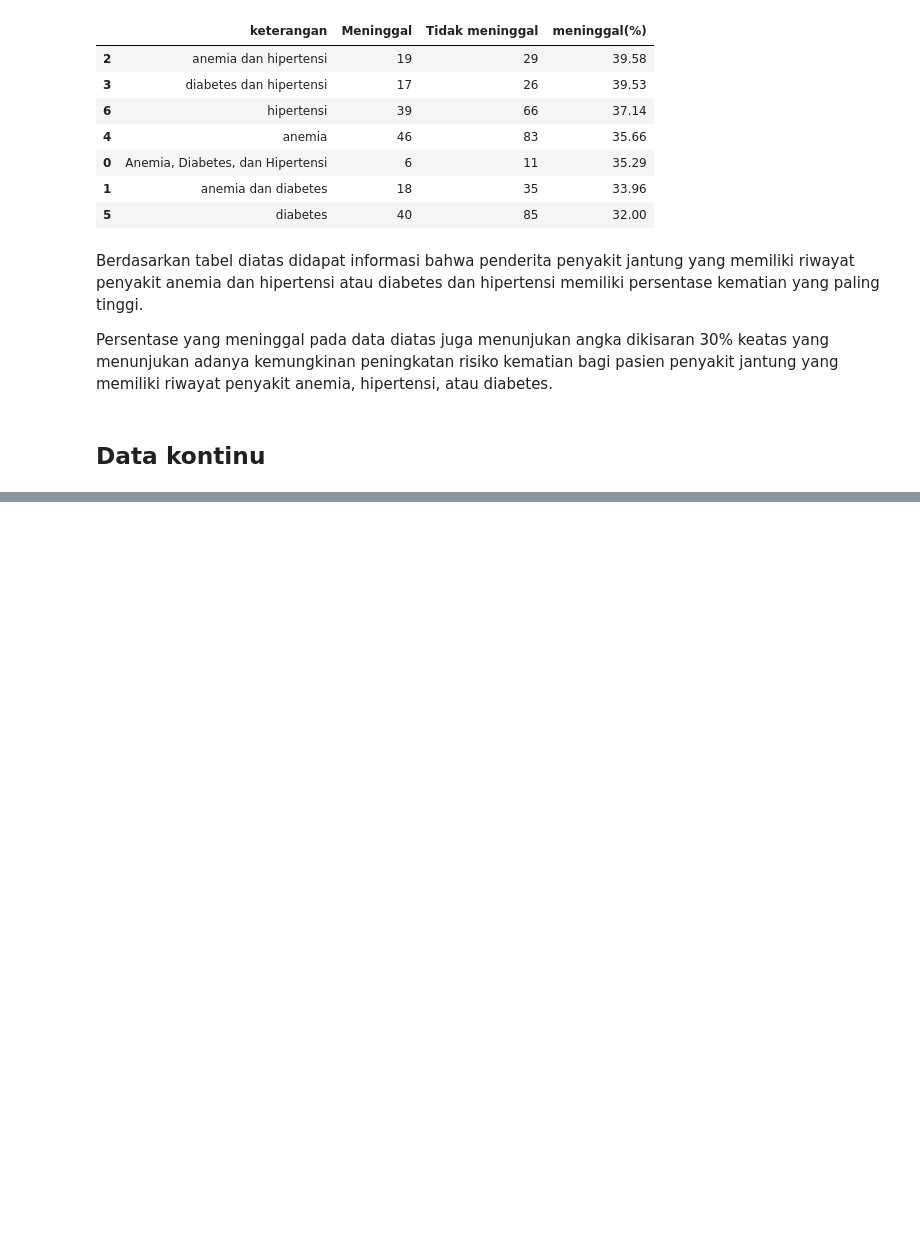
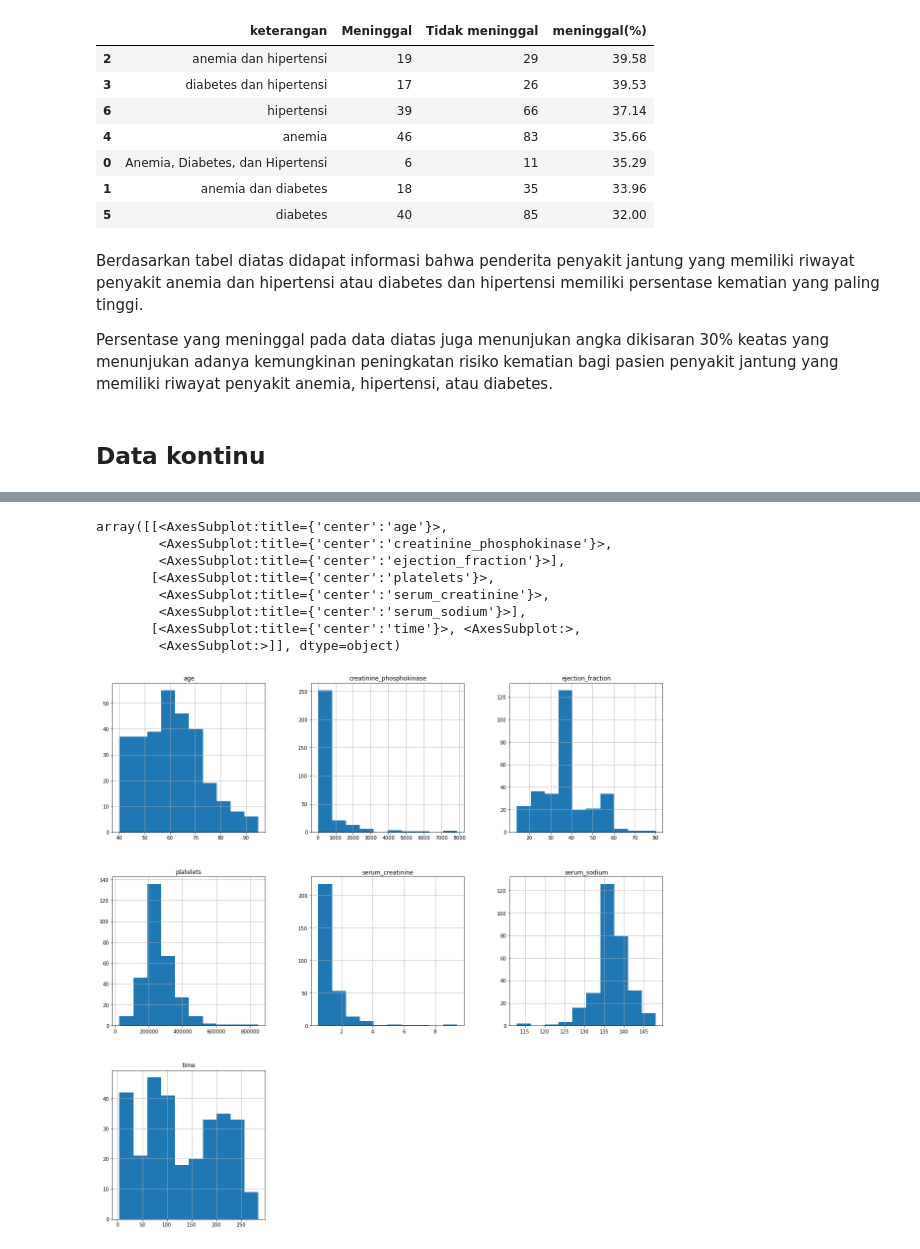
Before and after one commit to HelennaConstantia/PYTN-KampusMerdeka_FP3, a Jupyter notebook: PYTN_KampusMerdeka_fp3_Helenna Constantia.ipynb, the cells around one changed output, grey strips where cells are left out. Saved outputs shown, nothing was run; the diff lists cells and outputs as text; code cells hidden in the pictures; blank space fills up the shorter version.

```diff
--- a/PYTN_KampusMerdeka_fp3_Helenna Constantia.ipynb
+++ b/PYTN_KampusMerdeka_fp3_Helenna Constantia.ipynb
@@ -475,0 +489,6 @@ Persentase yang meninggal pada data diatas juga menunjukan angka dikisaran 30% k
+# %%
+#menyimpan data kontinu dalam dataframe baru
+kontinu=['age','creatinine_phosphokinase','ejection_fraction',
+        'platelets','serum_creatinine','serum_sodium','time']
+df_kontinu=df[kontinu]
+df_kontinu.head()
@@ -475,0 +502,13 @@ Persentase yang meninggal pada data diatas juga menunjukan angka dikisaran 30% k
+# %%
+#melihat distribusi frekuensi dari data kontinu
+df_kontinu.hist(figsize=(20,20))
+# %% [output]
+array([[<AxesSubplot:title={'center':'age'}>,
+        <AxesSubplot:title={'center':'creatinine_phosphokinase'}>,
+        <AxesSubplot:title={'center':'ejection_fraction'}>],
+       [<AxesSubplot:title={'center':'platelets'}>,
+        <AxesSubplot:title={'center':'serum_creatinine'}>,
+        <AxesSubplot:title={'center':'serum_sodium'}>],
+       [<AxesSubplot:title={'center':'time'}>, <AxesSubplot:>,
+        <AxesSubplot:>]], dtype=object)
+[figure, added]
```
Also changed, not shown: parts of 24 cells of this notebook.
